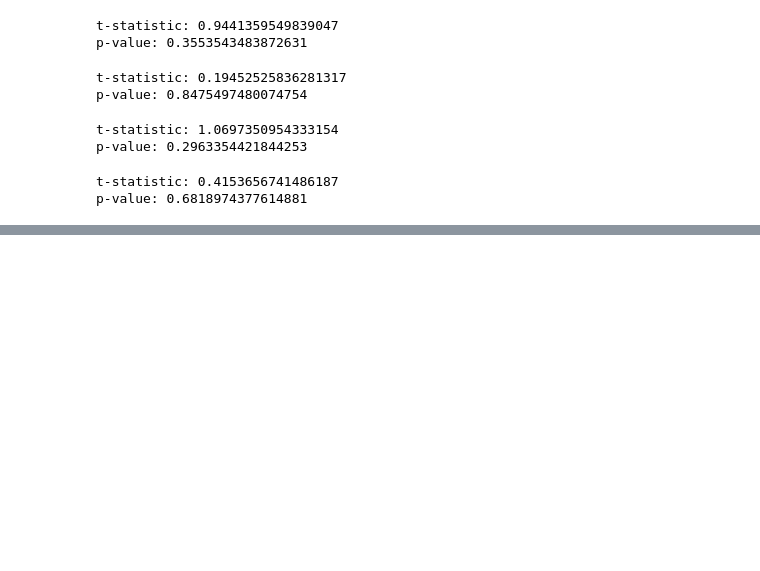
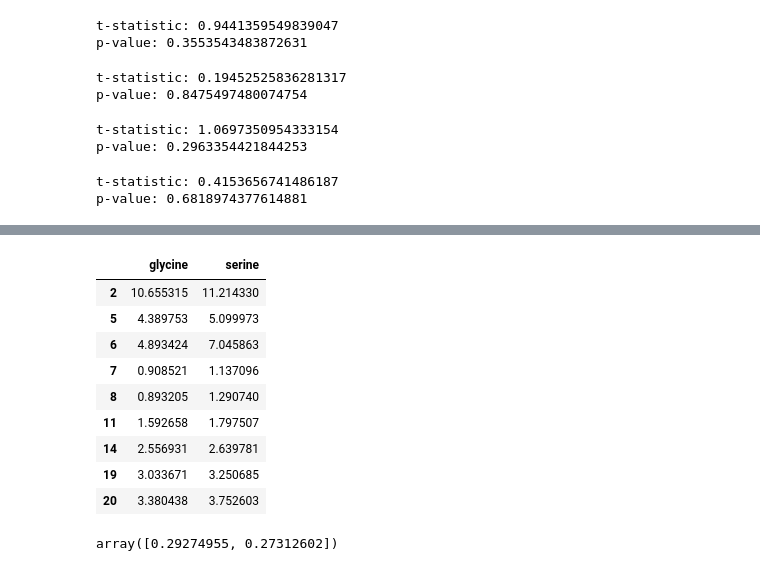
Before and after one commit to xuan13hao/data_analysis, a Jupyter notebook: Dr.Zhang/Analysis.ipynb, the cells around one changed output, grey strips where cells are left out. Saved outputs shown, nothing was run; the diff lists cells and outputs as text; code cells hidden in the pictures; blank space fills up the shorter version.

```diff
--- a/Dr.Zhang/Analysis.ipynb
+++ b/Dr.Zhang/Analysis.ipynb
@@ -297,0 +451,19 @@ p-value: 0.6818974377614881
+# %%
+pfs0 = data_f[data_f['PFS_6'] == 0][['glycine', 'serine']]
+pfs0
+# %% [output]
+|  | glycine | serine |
+| 2 | 10.655315 | 11.214330 |
+| 5 | 4.389753 | 5.099973 |
+| 6 | 4.893424 | 7.045863 |
+| 7 | 0.908521 | 1.137096 |
+| 8 | 0.893205 | 1.290740 |
+| 11 | 1.592658 | 1.797507 |
+| 14 | 2.556931 | 2.639781 |
+| 19 | 3.033671 | 3.250685 |
+| 20 | 3.380438 | 3.752603 |
+# %%
+f_stat, p_val = stats.f_oneway(pfs0, pfs1)
+p_val
+# %% [output]
+array([0.29274955, 0.27312602])
```
Also changed, not shown: parts of 29 cells of this notebook, 7 other files.
